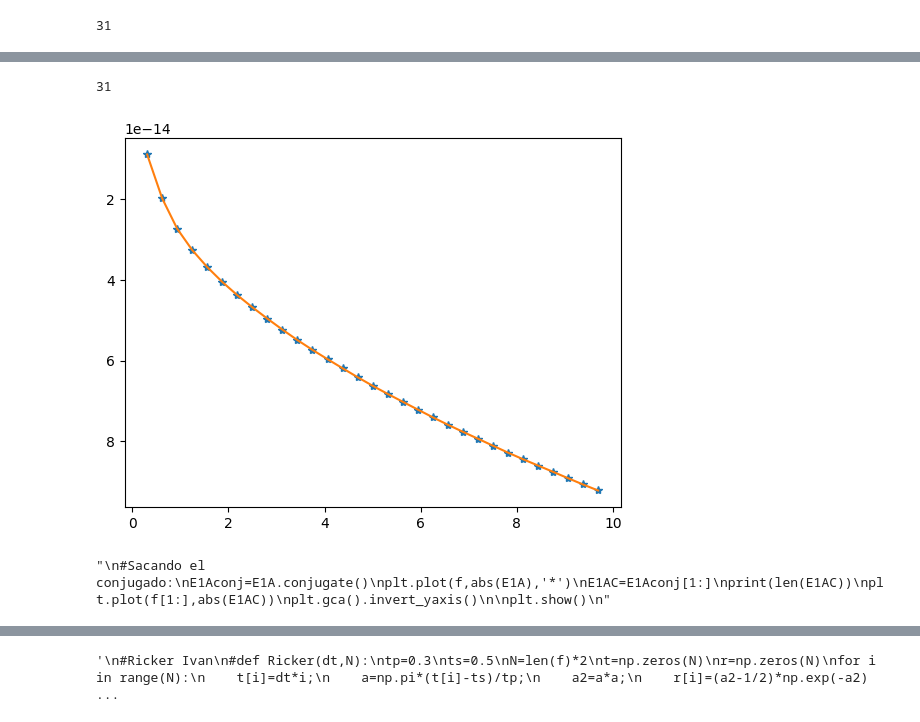
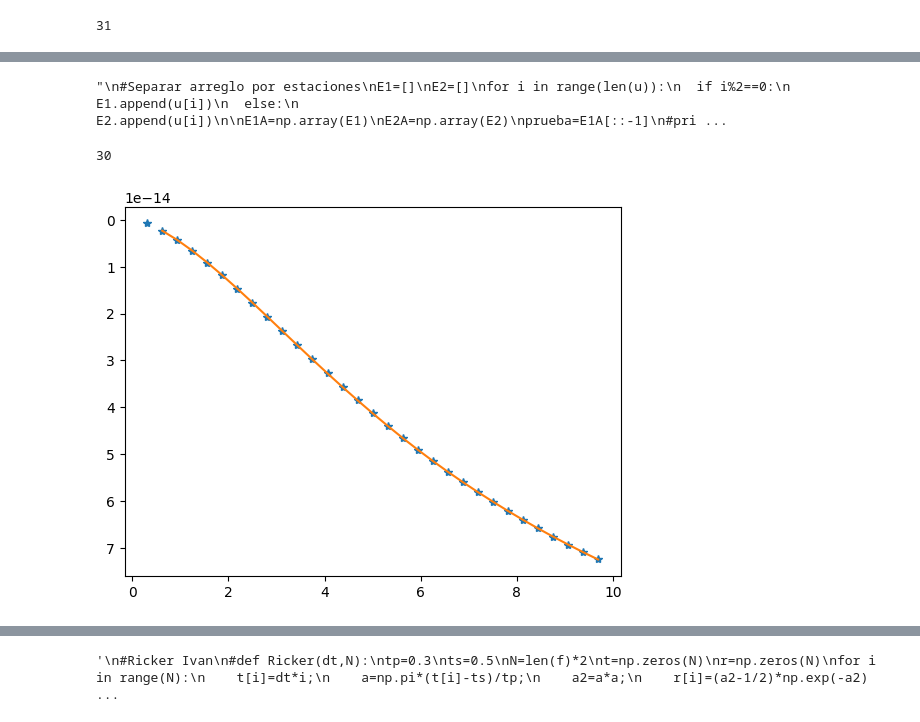
Before and after one commit to seismomat/IBEM, a Jupyter notebook: IBEM_General.ipynb, the cells around one changed output, grey strips where cells are left out. Drawn from its saved outputs; the diff is of its cells as text; code cells hidden in the pictures.

```diff
--- a/IBEM_General.ipynb
+++ b/IBEM_General.ipynb
@@ -499,5 +499,5 @@ array([2.31497513e-16-6.19139066e-14j])
 # %%
-
+'''
 #Separar arreglo por estaciones
 E1=[]
 E2=[]
@@ -519,23 +519,34 @@ plt.gca().invert_yaxis()
 plt.plot(f,abs(E2A),'-')
 
 plt.show()
+'''
 # %% [output]
-31
+"\n#Separar arreglo por estaciones\nE1=[]\nE2=[]\nfor i in range(len(u)):\n  if i%2==0:\n    E1.append(u[i])\n  else:\n    E2.append(u[i])\n\nE1A=np.array(E1)\nE2A=np.array(E2)\nprueba=E1A[::-1]\n#pri ...
-[figure, removed]
 # %%
 '''
 #Sacando el conjugado:
 E1Aconj=E1A.conjugate()
 plt.plot(f,abs(E1A),'*')
 E1AC=E1Aconj[1:]
 print(len(E1AC))
 plt.plot(f[1:],abs(E1AC))
 plt.gca().invert_yaxis()
 
 plt.show()
 '''
+u=np.array(u)
+#Sacando el conjugado:
+uconj=u.conjugate()
+plt.plot(f,abs(u),'*')
+uC=uconj[1:]
+print(len(uC))
+plt.plot(f[1:],abs(uC))
+plt.gca().invert_yaxis()
+
+plt.show()
 # %% [output]
-"\n#Sacando el conjugado:\nE1Aconj=E1A.conjugate()\nplt.plot(f,abs(E1A),'*')\nE1AC=E1Aconj[1:]\nprint(len(E1AC))\nplt.plot(f[1:],abs(E1AC))\nplt.gca().invert_yaxis()\n\nplt.show()\n"
+30
+[figure, added]
 # %%
 '''
 #UNiendo arreglos:
```
Also changed, not shown: parts of 17 cells of this notebook.
